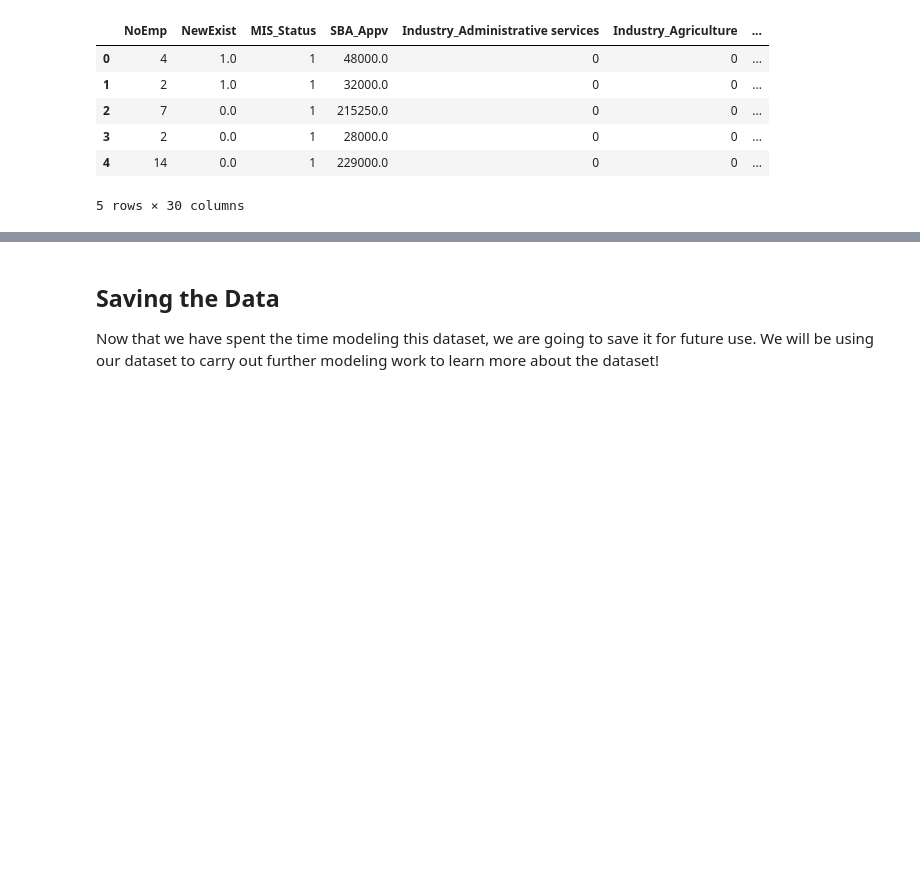
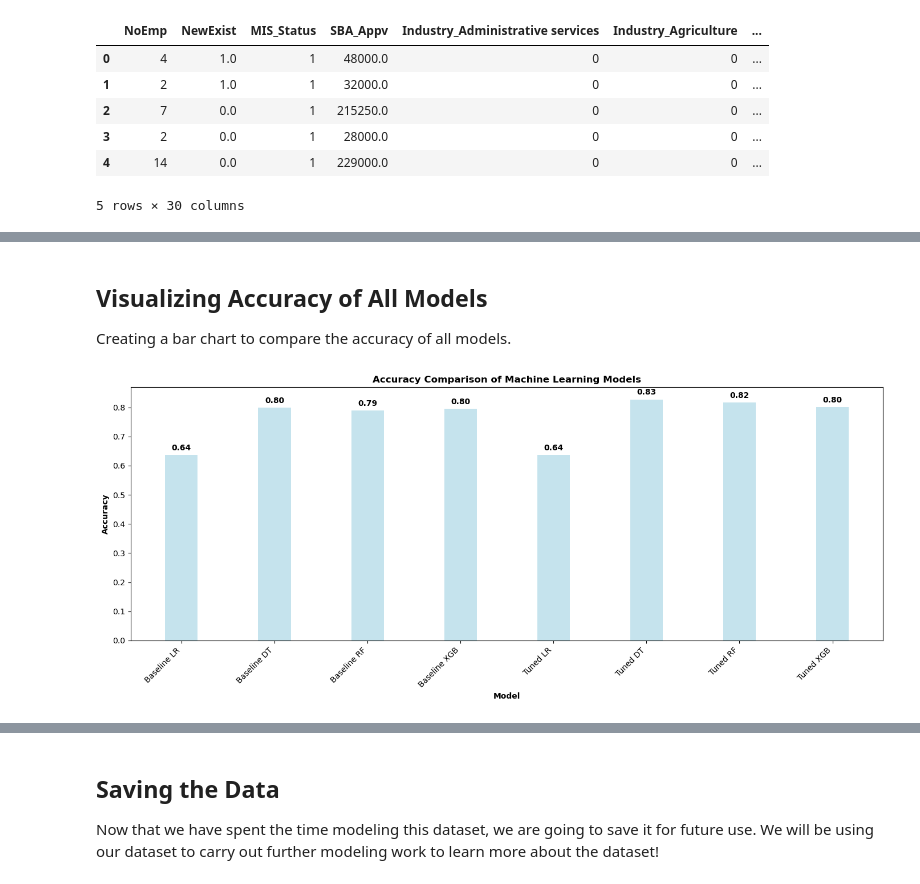
Before and after one commit to DhevinaTailor/Business-Loan-Default-Prediction-Model, a Jupyter notebook: 3. feature_engineering_and_modeling.ipynb, the cells around one changed output, grey strips where cells are left out. Cells and saved outputs as stored; diff of their text form; code cells hidden in the pictures; blank space fills up the shorter version.

```diff
--- a/3. feature_engineering_and_modeling.ipynb
+++ b/3. feature_engineering_and_modeling.ipynb
@@ -1190,0 +2034,17 @@ In this project, we conducted extensive data preprocessing, feature engineering,
+# %%
+# Create a DataFrame to store metrics for all models
+all_models_df = pd.DataFrame({
+    'Model': ['Baseline LR', 'Baseline DT', 'Baseline RF', 'Baseline XGB',
+              'Tuned LR', 'Tuned DT', 'Tuned RF', 'Tuned XGB'],
+    'Accuracy': [accuracy_lg, accuracy_dt, accuracy_rf, accuracy_xgb,
+                 accuracy_val, accuracy_dt_tuned, accuracy_rf_tuned, accuracy_xgb_tuned],
+    'Precision': [precision_lg, precision_dt, precision_rf, precision_xgb,
+                  precision_val, precision_dt_tuned, precision_rf_tuned, precision_xgb_tuned],
+    'Recall': [recall_lg, recall_dt, recall_rf, recall_xgb,
+               recall_val, recall_dt_tuned, recall_rf_tuned, recall_xgb_tuned],
+    'F1 Score': [f1_lg, f1_dt, f1_rf, f1_xgb,
+                 f1_val, f1_dt_tuned, f1_rf_tuned, f1_xgb_tuned]
+})
+
+# Display the comparison DataFrame
+print(all_models_df)
@@ -1190,0 +2061,37 @@ In this project, we conducted extensive data preprocessing, feature engineering,
+# %% [markdown]
+## Visualizing Accuracy of All Models
+
+Creating a bar chart to compare the accuracy of all models.
+# %%
+import matplotlib.pyplot as plt
+import numpy as np
+
+# Extract accuracy for each model
+accuracy = all_models_df['Accuracy'].values
+
+# Model names for the x-axis
+models = all_models_df['Model'].values
+
+# Set the positions and width for the bars
+pos = np.arange(len(models))
+width = 0.35
+
+# Plotting the bar graph
+plt.figure(figsize=(14, 6))
+plt.bar(pos, accuracy, width, color='lightblue', alpha=0.7)
+
+# Add xticks on the middle of the group bars
+plt.xlabel('Model', fontweight='bold')
+plt.ylabel('Accuracy', fontweight='bold')
+plt.title('Accuracy Comparison of Machine Learning Models', fontweight='bold')
+plt.xticks(pos, models, rotation=45, ha='right')
+
+# Adding accuracy labels on top of the bars
+for i in range(len(models)):
+    plt.text(pos[i], accuracy[i] + 0.01, f"{accuracy[i]:.2f}", ha='center', va='bottom', fontweight='bold')
+
+# Show the plot
+plt.tight_layout()
+plt.show()
+# %% [output]
+[figure, added]
```
Also changed, not shown: parts of 124 cells of this notebook.
